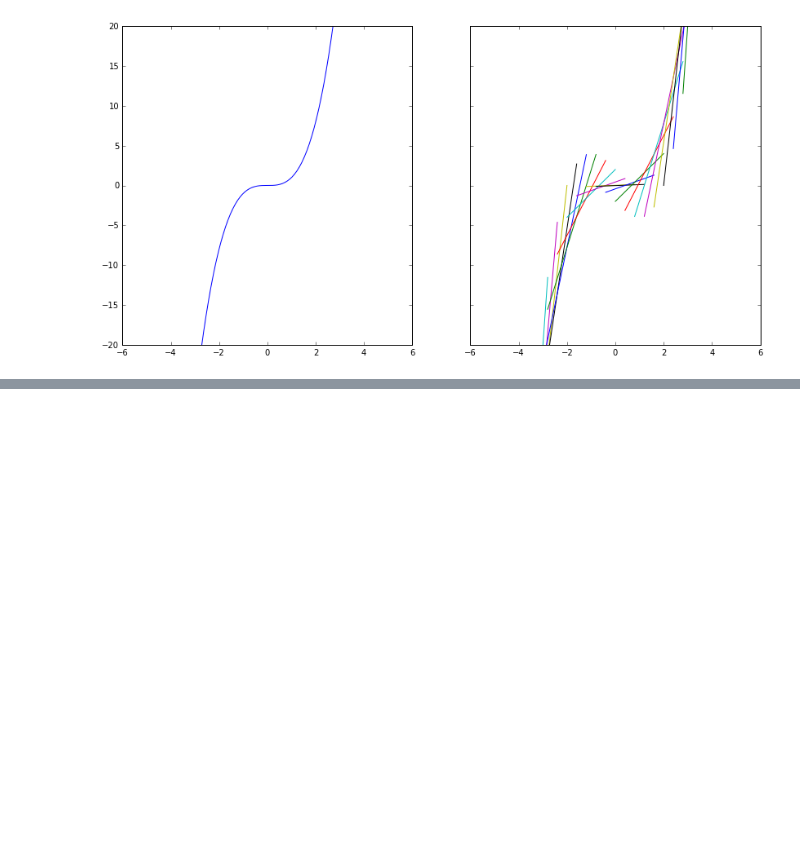
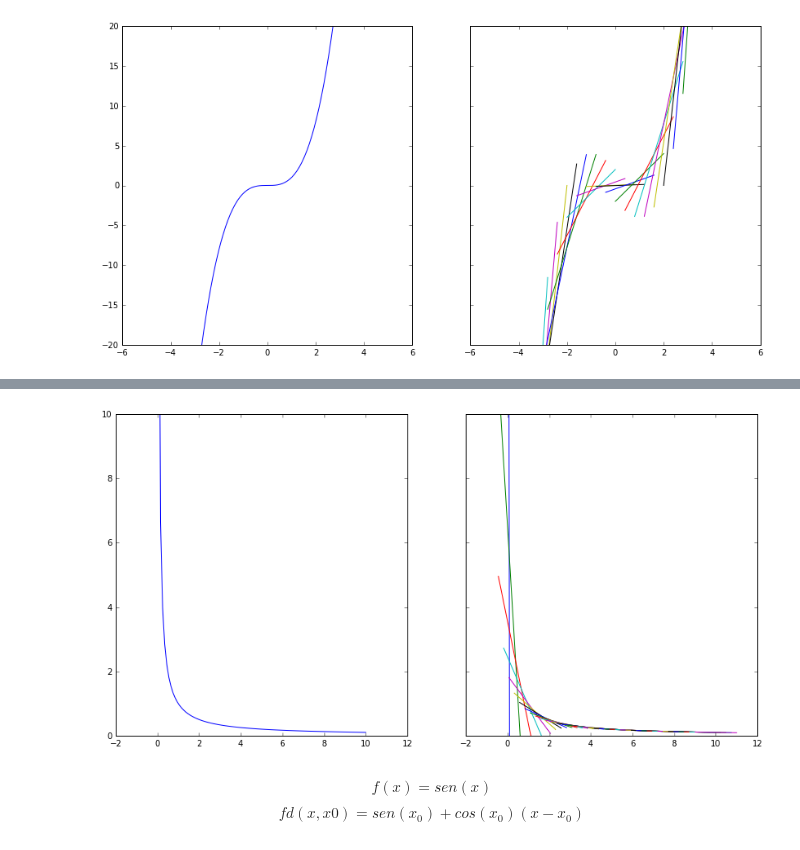
Before and after one commit to abevieiramota/learning-calculus, a Jupyter notebook: notebook/Lecture 1 - Rate of Change.ipynb, the cells around one changed output, grey strips where cells are left out. Saved outputs shown, nothing was run; the diff lists cells and outputs as text; code cells hidden in the pictures; blank space fills up the shorter version.

```diff
--- a/notebook/Lecture 1 - Rate of Change.ipynb
+++ b/notebook/Lecture 1 - Rate of Change.ipynb
@@ -111,0 +152,7 @@ for x0 in x0s:
+# %%
+plot_derivative(f, fd, xlim=(.05, 10), ylim=(0, 10), n_retas=40)
+# %% [output]
+[figure, added]
+# %% [markdown]
+$$f(x) = sen(x)$$
+$$fd(x, x0) = sen(x_0) + cos(x_0)(x - x_0)$$
```
Also changed, not shown: parts of 16 cells of this notebook.
